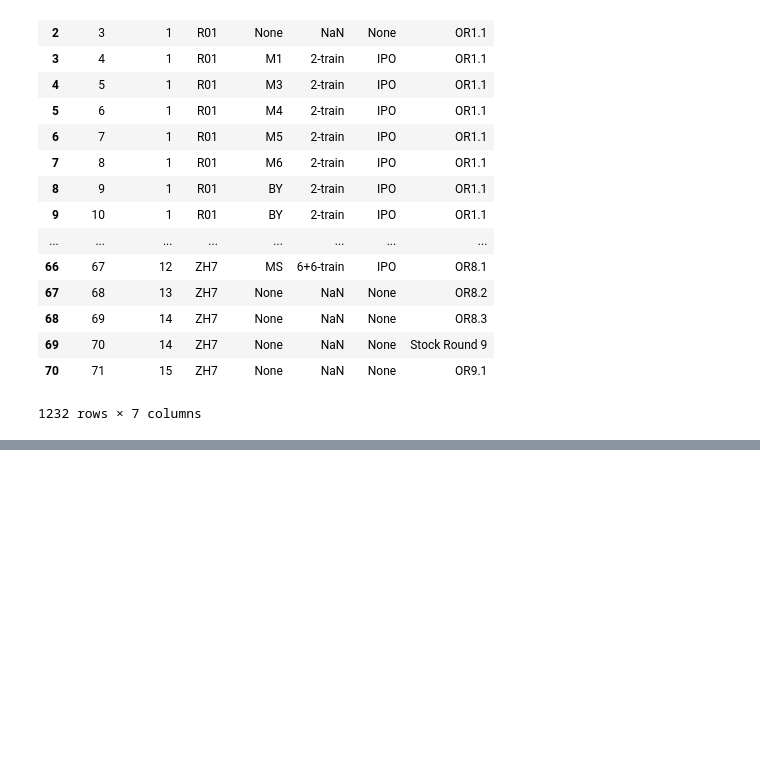
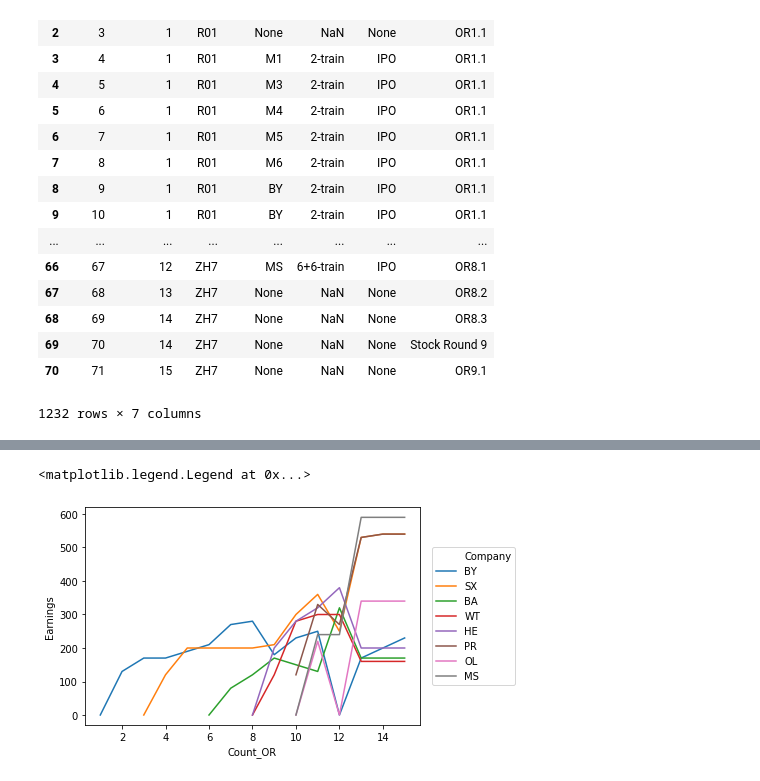
Before and after one commit to peter-de-boer/strategy1835, a Jupyter notebook: parse.ipynb, the cells around one changed output, grey strips where cells are left out. Cells and saved outputs as stored; diff of their text form; code cells hidden in the pictures; blank space fills up the shorter version.

```diff
--- a/parse.ipynb
+++ b/parse.ipynb
@@ -491,0 +930,6 @@ df
+# %%
+ple=sns.lineplot(r1major.Count_OR, r1major.Earnings, hue=r1major.Company)
+ple.legend(loc='center right', bbox_to_anchor=(1.3, 0.5), ncol=1)
+# %% [output]
+<matplotlib.legend.Legend at 0x...>
+[figure, added]
```
Also changed, not shown: parts of 35 cells of this notebook, 1 other file.
